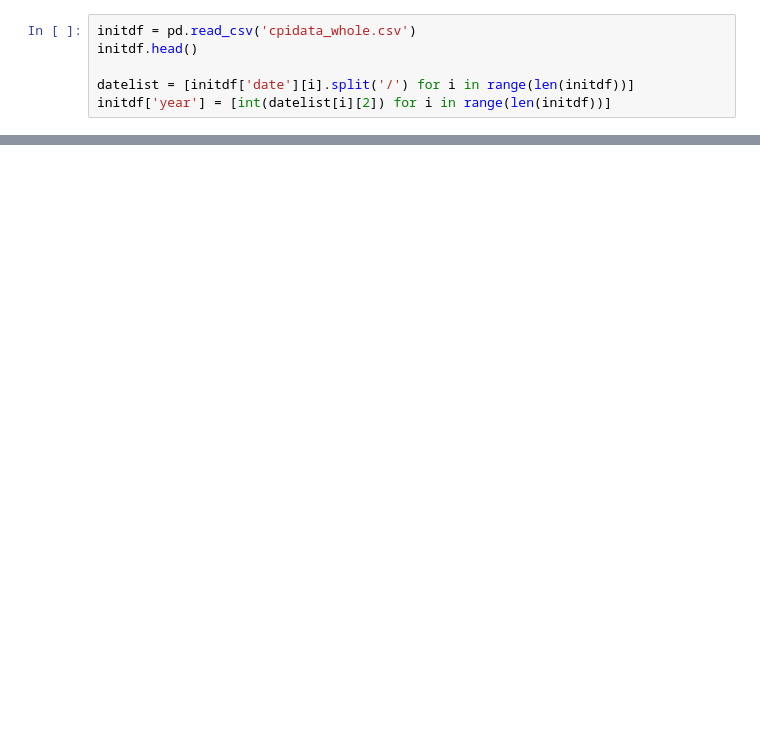
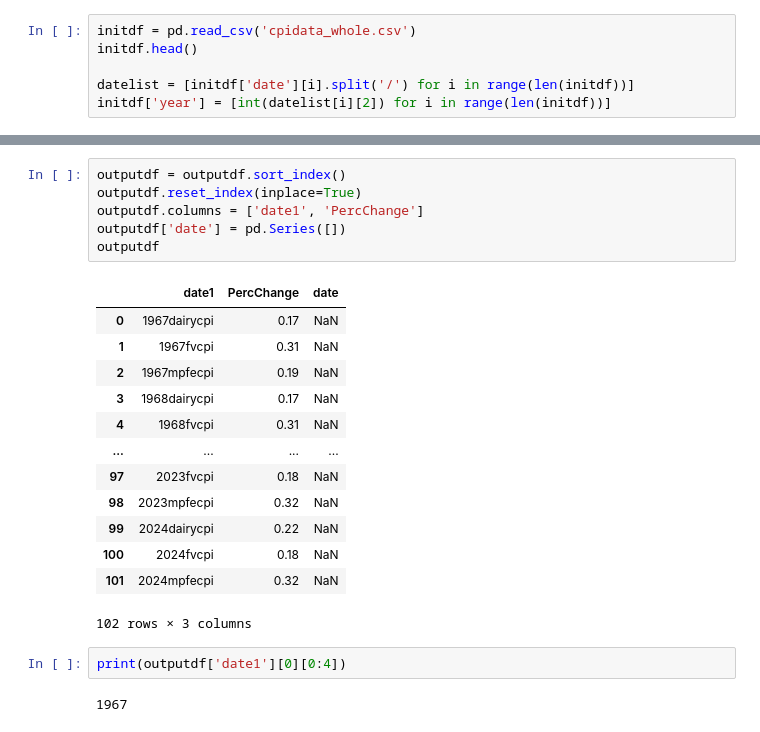
Before and after one commit to leowheeler1/InflationTrendsAnalysis, a Jupyter notebook: datawork.ipynb, the cells around one changed output, grey strips where cells are left out. Cells and saved outputs as stored; diff of their text form; blank space fills up the shorter version.

```diff
--- a/datawork.ipynb
+++ b/datawork.ipynb
@@ -94,0 +143,24 @@ print(object1)
+# %%
+outputdf = outputdf.sort_index()
+outputdf.reset_index(inplace=True)
+outputdf.columns = ['date1', 'PercChange']
+outputdf['date'] = pd.Series([])
+outputdf
+# %% [output]
+|  | date1 | PercChange | date |
+| 0 | 1967dairycpi | 0.17 | NaN |
+| 1 | 1967fvcpi | 0.31 | NaN |
+| 2 | 1967mpfecpi | 0.19 | NaN |
+| 3 | 1968dairycpi | 0.17 | NaN |
+| 4 | 1968fvcpi | 0.31 | NaN |
+| ... | ... | ... | ... |
+| 97 | 2023fvcpi | 0.18 | NaN |
+| 98 | 2023mpfecpi | 0.32 | NaN |
+| 99 | 2024dairycpi | 0.22 | NaN |
+| 100 | 2024fvcpi | 0.18 | NaN |
+| 101 | 2024mpfecpi | 0.32 | NaN |
+102 rows × 3 columns
+# %%
+print(outputdf['date1'][0][0:4])
+# %% [output]
+1967
```
Also changed, not shown: parts of 13 cells of this notebook, 5 other files.
